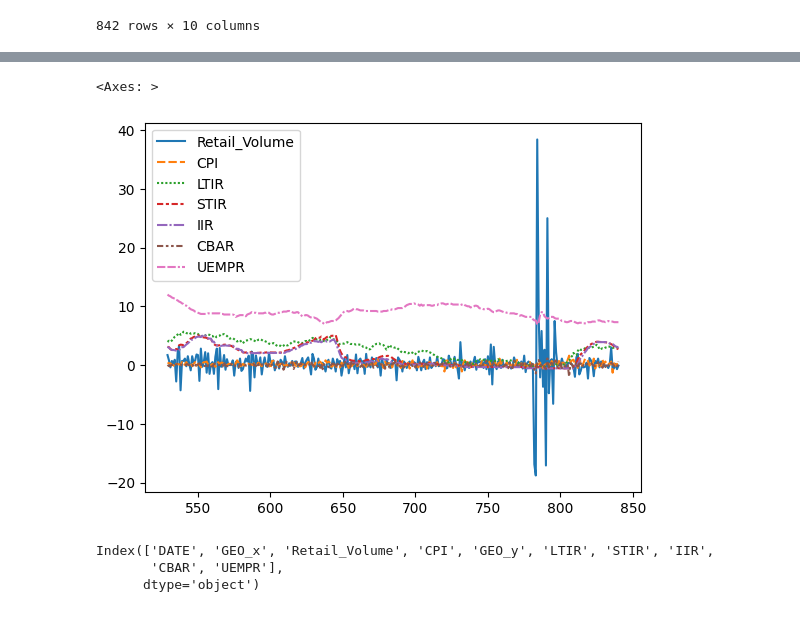
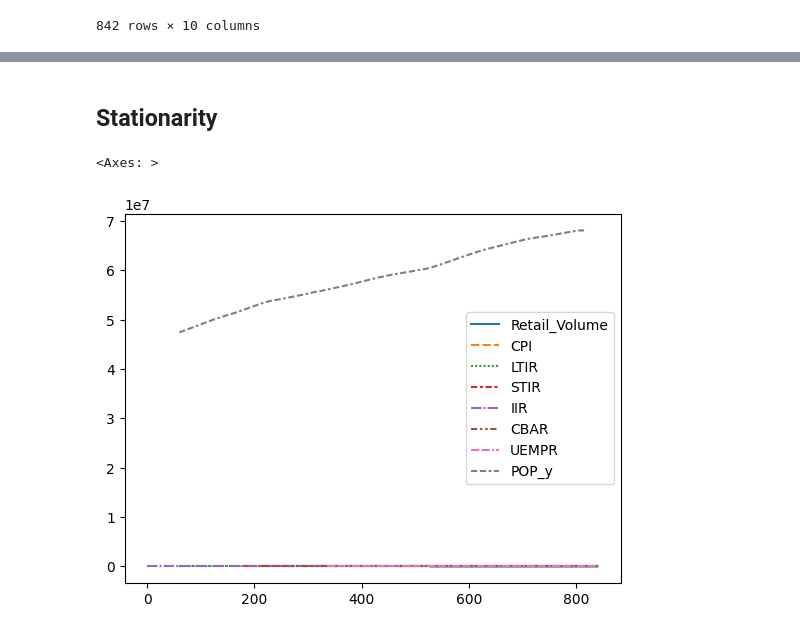
Before and after one commit to emirsglm/consumer-behavior-analysis, a Jupyter notebook: test.ipynb, the cells around one changed output, grey strips where cells are left out. Cells and saved outputs as stored; diff of their text form; code cells hidden in the pictures.

```diff
--- a/test.ipynb
+++ b/test.ipynb
@@ -10,3 +10,4 @@ con = duckdb.connect("data.db")
 oecd = con.sql("SELECT * FROM oecd").df()
 ecb = con.sql("SELECT * FROM ecb").df()         # Pandas DataFrame
 eurostat = con.sql("SELECT * FROM eurostat").df()         # Pandas DataFrame
+world_b = con.sql("SELECT * FROM world_bank").df()         # Pandas DataFrame
@@ -174,8 +194,8 @@ null_counts_by_category(filter_geo(eurostat,col_names["common"]),"GEO")
 | ZAF | 0 | 373 | 0 | 0.0% | 100.0% | 0.0% | 33.33 |
 # %%
 
-df_merged = filter_geo(eurostat,["FRA"]).merge(filter_geo(oecd,["FRA"]), on="DATE", how="outer")
-df_merged
+df_merged_0 = filter_geo(eurostat,["FRA"]).merge(filter_geo(oecd,["FRA"]), on="DATE", how="outer")
+df_merged_0
 # %% [output]
 |  | DATE | GEO_x | Retail_Volume | CPI | GEO_y | LTIR | STIR | IIR | CBAR | UEMPR |
 | 0 | 1955-01 | NaN | NaN | NaN | FRA | NaN | NaN | 3.270000 | NaN | NaN |
@@ -190,3 +210,6 @@ df_merged
 | 840 | 2025-01 | FRA | -0.1 | -0.2 | FRA | 3.32 | 2.703130 | 2.918839 | 0.575679 | 7.3 |
 | 841 | 2025-02 | FRA | NaN | 0.1 | FRA | 3.15 | 2.524950 | 2.732345 | 0.154698 | NaN |
 842 rows × 10 columns
+# %%
+df_merged = df_merged_0.merge(world_b, on="DATE", how="outer")
+df_merged
@@ -193,5 +271,7 @@ df_merged
+# %% [markdown]
+## Stationarity
 # %%
-sns.lineplot(df_merged.dropna())
+sns.lineplot(df_merged)
 # %% [output]
 <Axes: >
-[figure, old version]
+[figure, new version]
@@ -200,6 +277,0 @@ df = df_merged.dropna()
-# %%
-df.columns
-# %% [output]
-Index(['DATE', 'GEO_x', 'Retail_Volume', 'CPI', 'GEO_y', 'LTIR', 'STIR', 'IIR',
-       'CBAR', 'UEMPR'],
-      dtype='object')
```
Also changed, not shown: parts of 54 cells of this notebook, 3 other files.
